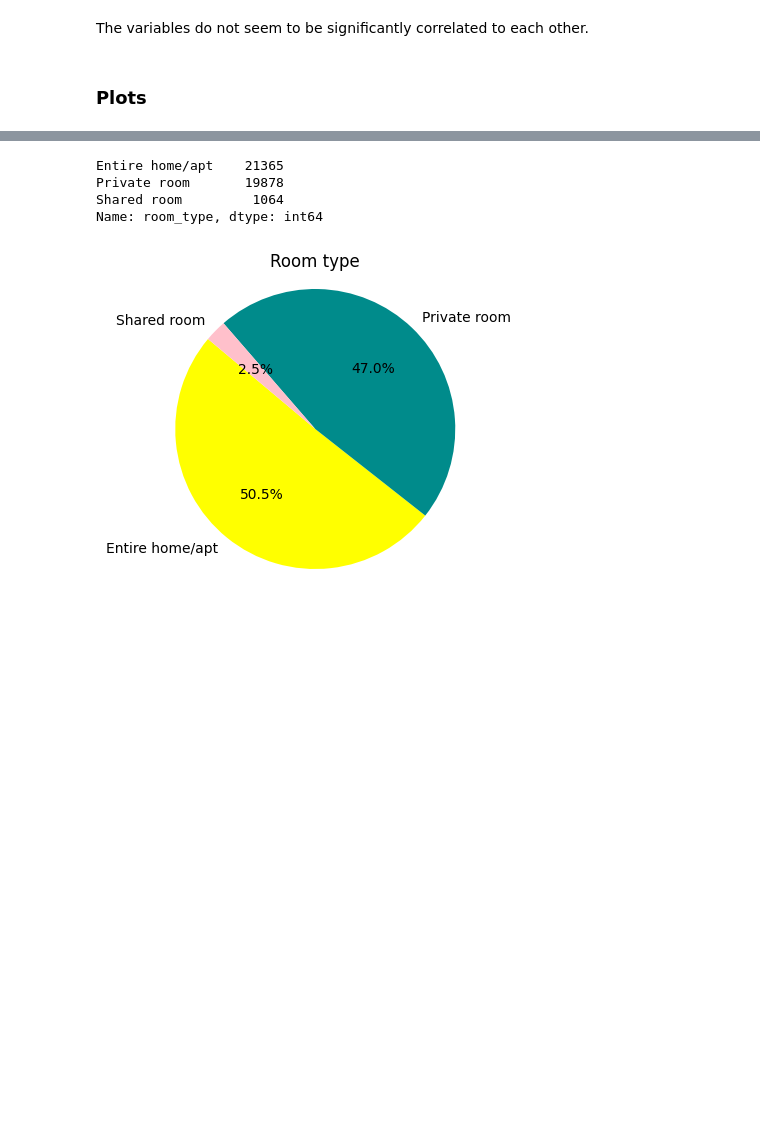
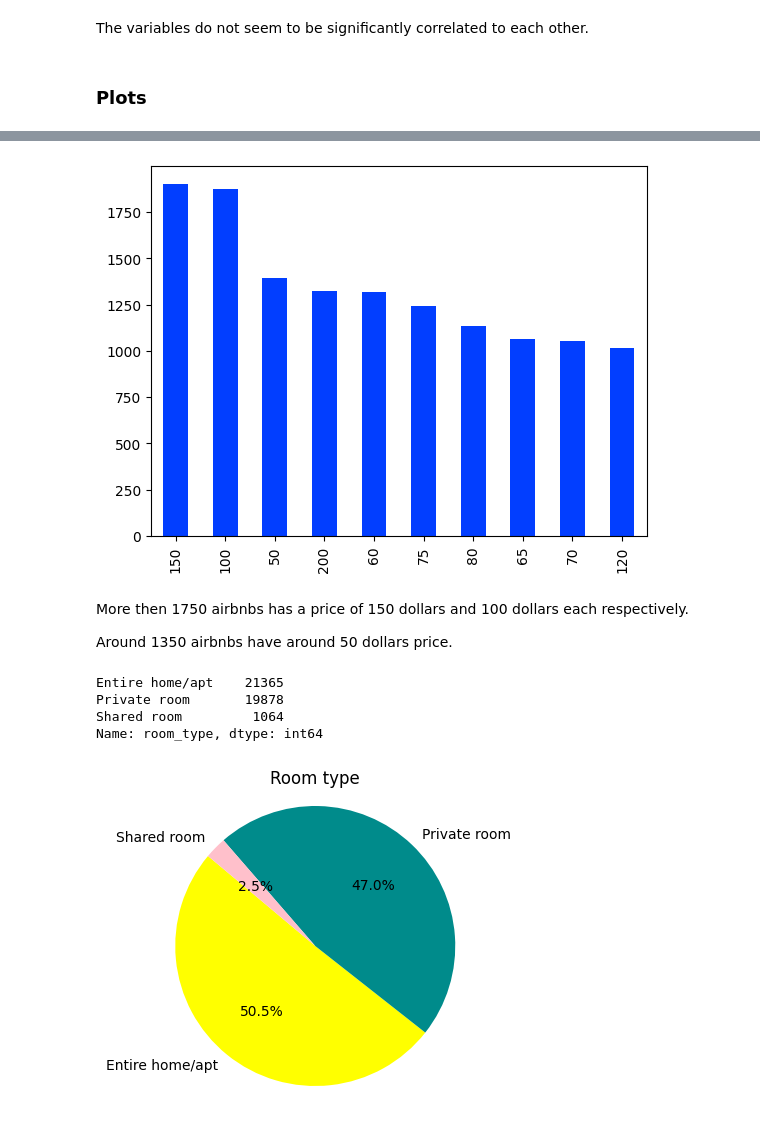
Before and after one commit to AlessandroSignoretto/Programming_project, a Jupyter notebook: Programming_project_pc.ipynb, the cells around one changed output, grey strips where cells are left out. Saved outputs shown, nothing was run; the diff lists cells and outputs as text; code cells hidden in the pictures; blank space fills up the shorter version.

```diff
--- a/Programming_project_pc.ipynb
+++ b/Programming_project_pc.ipynb
@@ -285,3 +283,12 @@ The variables do not seem to be significantly correlated to each other.
+# %%
+NY_dataset_wo.price.value_counts().iloc[:10].plot(kind = 'bar')
+plt.show()
+# %% [output]
+[figure, added]
+# %% [markdown]
+More then 1750 airbnbs has a price of 150 dollars and 100 dollars each respectively.
+
+Around 1350 airbnbs have around 50 dollars price.
 # %%
 # Calculating the number of rooms for each room type
 room_type = NY_dataset_wo['room_type'].value_counts()
```
Also changed, not shown: parts of 13 cells of this notebook.
